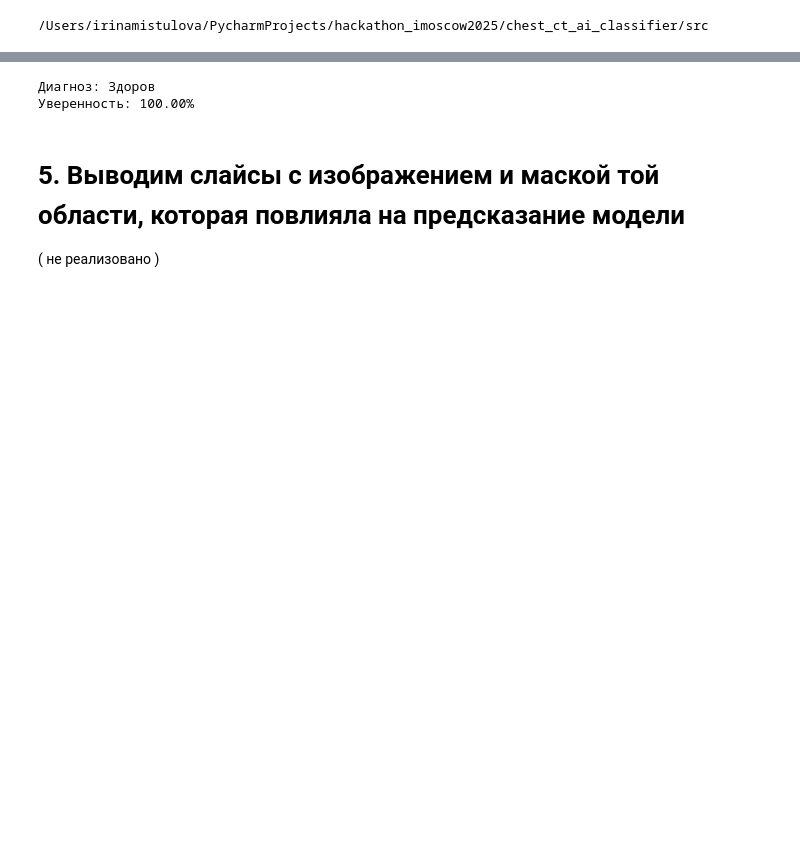
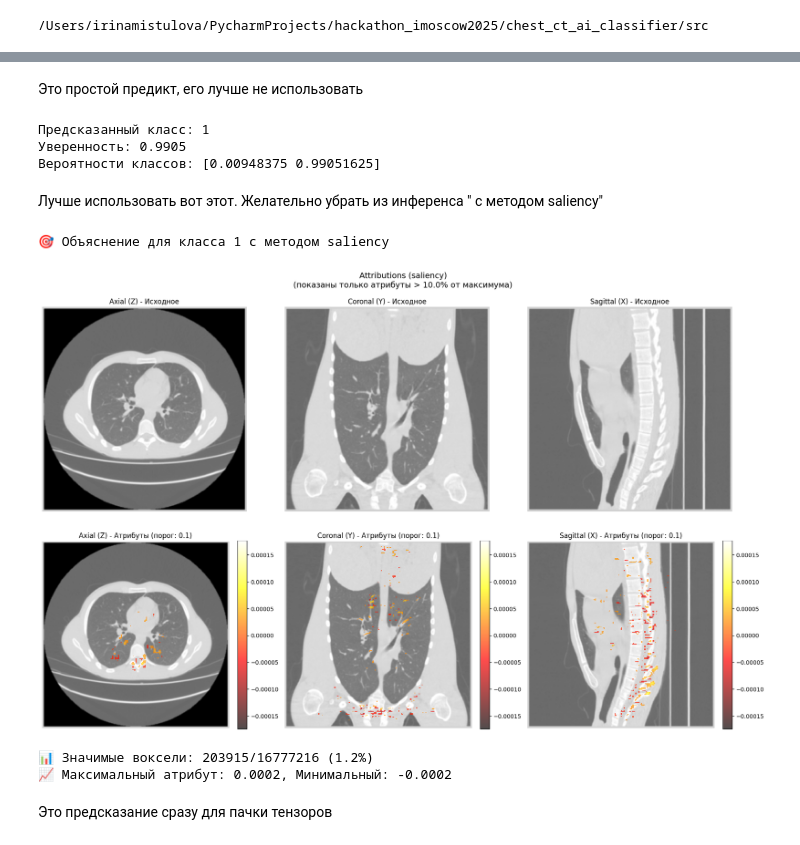
Before and after one commit to Izymka/hackathon_imoscow2025, a Jupyter notebook: chest_ct_ai_classifier/src/pipeline.ipynb, the cells around one changed output, grey strips where cells are left out. Cells and saved outputs as stored; diff of their text form; code cells hidden in the pictures; blank space fills up the shorter version.

Commit message:
Инструкции для инференса

```diff
--- a/chest_ct_ai_classifier/src/pipeline.ipynb
+++ b/chest_ct_ai_classifier/src/pipeline.ipynb
@@ -169,0 +207,10 @@ print(f"Уверенность: {result['confidence']:.2%}")
+# %%
+from model.inference import MedicalModelInference
+from model.config import ModelConfig
+
+config = ModelConfig()
+# Создаем inference модуль
+inference = MedicalModelInference(
+    weights_path="model/outputs/weights/best-epoch=42-val_f1=0.7650-val_auroc=0.8675.ckpt",
+    model_config = config,
+)
@@ -170,8 +227,13 @@ print(f"Уверенность: {result['confidence']:.2%}")
+# %% [markdown]
+Это простой предикт, его лучше не использовать
 # %%
-result = inference.predict(pneumotorax)
+# Получаем предсказание
+result = inference.predict(pneumonia)
 
-print(f"Диагноз: {result['predicted_class_name']}")
-print(f"Уверенность: {result['confidence']:.2%}")
+print(f"Предсказанный класс: {result['prediction']}")
+print(f"Уверенность: {result['confidence']:.4f}")
+print(f"Вероятности классов: {result['probabilities']}")
 # %% [output]
-Диагноз: Здоров
-Уверенность: 100.00%
+Предсказанный класс: 1
+Уверенность: 0.9905
+Вероятности классов: [0.00948375 0.99051625]
@@ -184,3 +240,11 @@ python production_example.py
-# %% [markdown]
-# 5. Выводим слайсы с изображением и маской той области, которая повлияла на предсказание модели
-( не реализовано )
+# %% [markdown]
+Лучше использовать вот этот. Желательно убрать из инференса " с методом saliency"
+# %%
+explanation = inference.explain_prediction(norma, method="saliency", visualize=True)
+# %% [output]
+🎯 Объяснение для класса 1 с методом saliency
+[figure, added]
+📊 Значимые воксели: 203915/16777216 (1.2%)
+📈 Максимальный атрибут: 0.0002, Минимальный: -0.0002
+# %% [markdown]
+Это предсказание сразу для пачки тензоров
```
Also changed, not shown: parts of 24 cells of this notebook.
